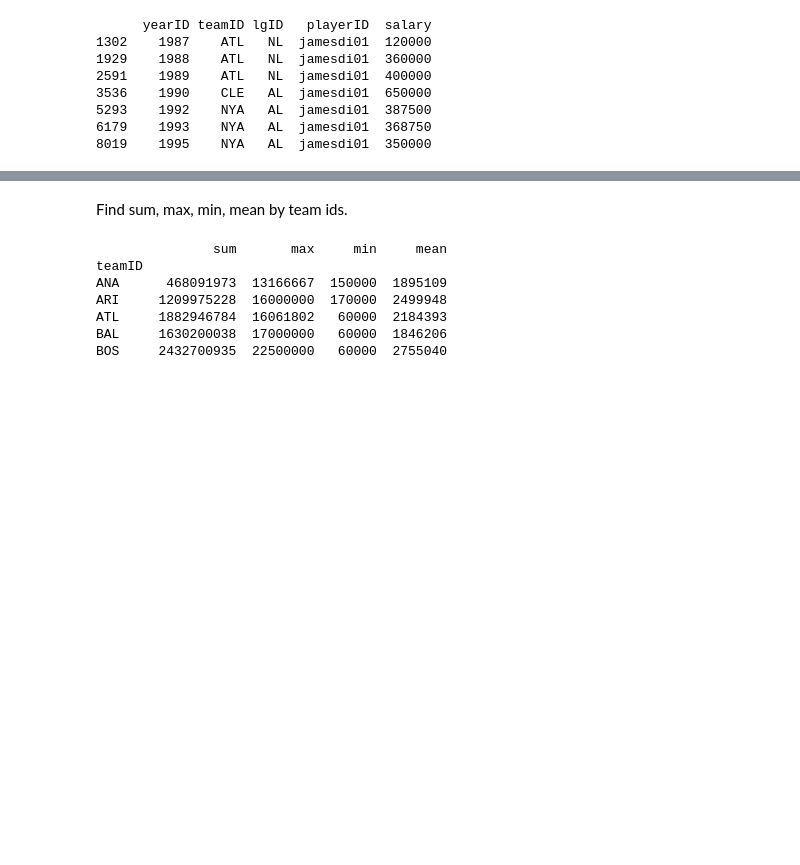
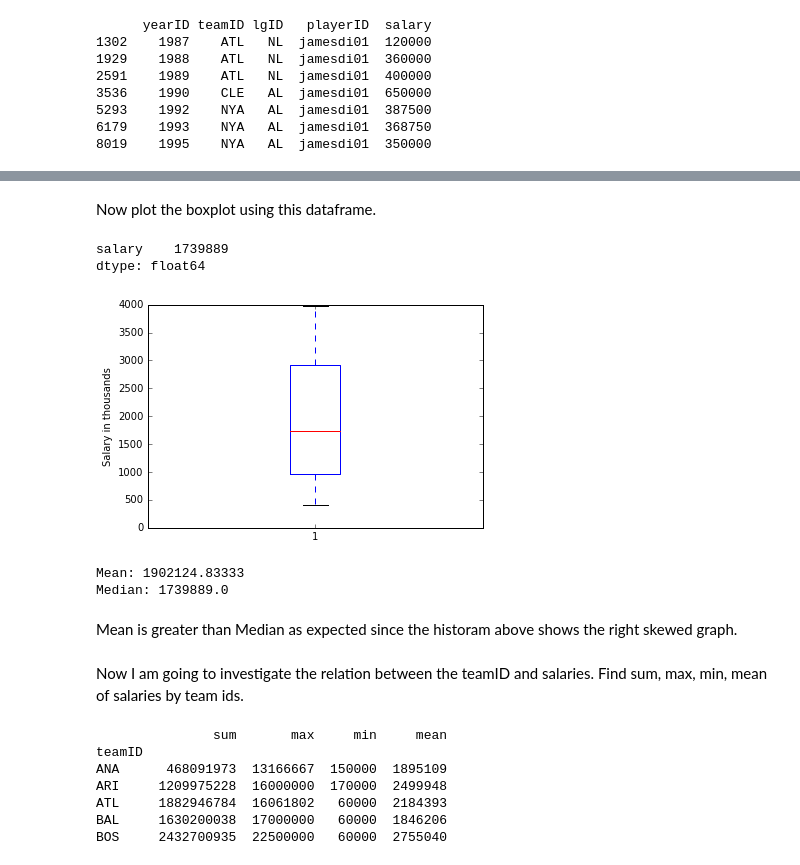
Before and after one commit to wonjunee/investigate-a-dataset, a Jupyter notebook: P2_baseball.ipynb, the cells around one changed output, grey strips where cells are left out. Cells and saved outputs as stored; diff of their text form; code cells hidden in the pictures; blank space fills up the shorter version.

```diff
--- a/P2_baseball.ipynb
+++ b/P2_baseball.ipynb
@@ -132,0 +178,4 @@ print teamID
+# %%
+# Get a dataframe of the set of the mean salaries per year
+salaryYearDF = salariesDF[["yearID","salary"]].groupby("yearID").mean()
+print salaryYearDF
@@ -133,8 +200,29 @@ print teamID
+# %% [markdown]
+Now plot the boxplot using this dataframe.
+# %%
+# plotting box plot and histogram
+print salaryYearDF.median()
+plt.boxplot(salaryYearDF.values / 1000)
+plt.ylabel("Salary in thousands")
+plt.show()
+
+meanYearDF = float(salaryYearDF.mean())
+medianYearDF = float(salaryYearDF.median())
+print "Mean:", meanYearDF
+print "Median:", medianYearDF
+# %% [output]
+salary    1739889
+dtype: float64
+[figure, added]
+Mean: 1902124.83333
+Median: 1739889.0
+# %% [markdown]
+Mean is greater than Median as expected since the historam above shows the right skewed graph.
 # %% [markdown]
 
 
-
-Find sum, max, min, mean by team ids.
+Now I am going to investigate the relation between the teamID and salaries.
+Find sum, max, min, mean of salaries by team ids.
 # %%
 # Database with two columns: teamID and salary
 salariesDF_reduced = salariesDF[["teamID","salary"]]
```
Also changed, not shown: parts of 22 cells of this notebook, 1 other file.
